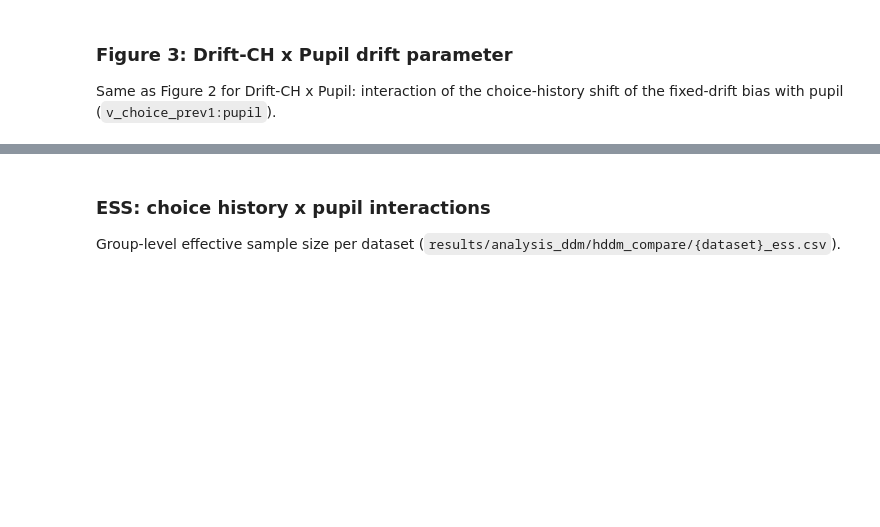
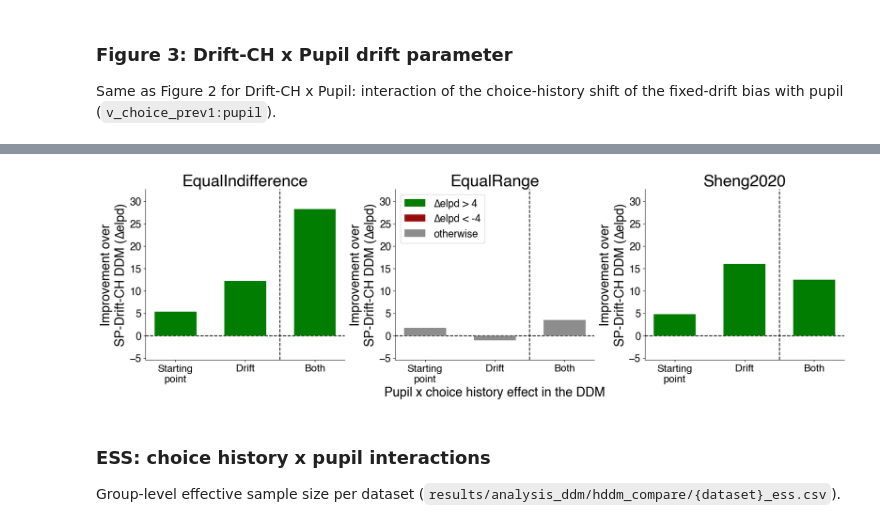
Before and after one commit to GusStgoReyes/riskhistory, a Jupyter notebook: figures_official/figure5.ipynb, the cells around one changed output, grey strips where cells are left out. Saved outputs shown, nothing was run; the diff lists cells and outputs as text; code cells hidden in the pictures; blank space fills up the shorter version.

```diff
--- a/figures_official/figure5.ipynb
+++ b/figures_official/figure5.ipynb
@@ -143,3 +148,88 @@ plt.show()
+# %%
+PUPIL_ELPD_REFERENCE = "HDDM_Base_Lag1-stpdrift_Pupil"  # SP-Drift-CH
+
+PUPIL_ELPD_MODEL_ORDER = [
+    ("HDDM_Base_Lag1-stpdrift_Pupil_stp",      "Starting\npoint"),
+    ("HDDM_Base_Lag1-stpdrift_Pupil_drift",    "Drift"),
+    ("HDDM_Base_Lag1-stpdrift_Pupil_stpdrift", "Both"),
+]
+N_SINGLE_MODELS = 2  # dashed separator before the combined model
+
+ELPD_THRESHOLD = 4
+ELPD_COLORS = {
+    "improved":  "#017D01",
+    "ambiguous": "#8D8D8D",
+    "worse":     "#980B0B",
+}
+ELPD_LABELS = {
+    "improved":  "∆elpd > 4",
+    "ambiguous": "otherwise",
+    "worse":     "∆elpd < -4",
+}
+
+
+def elpd_category(diff):
+    if diff > ELPD_THRESHOLD:
+        return "improved"
+    if diff < -ELPD_THRESHOLD:
+        return "worse"
+    return "ambiguous"
+
+
+def compute_elpd_vs_reference(dataset, reference_model, model_order,
+                              column="diff_elpd_loo", group_name="arousal"):
+    """LOO elpd diff vs. reference_model from compare_models.py's pairwise table."""
+    loo = load_loo_comparison(dataset, group_name=group_name)
+    diffs = []
+    for model_id, _ in model_order:
+        row = loo[(loo["reference_model"] == reference_model) & (loo["target_model"] == model_id)]
+        if len(row) != 1:
+            raise ValueError(
+                f"Expected one {reference_model} vs {model_id} row, found {len(row)} "
+                f"-- check MODEL_GROUPS in compare_models.py."
+            )
+        diffs.append(row[column].iloc[0])
+    return np.array(diffs)
+
+
+elpd_vs_reference = {ds: compute_elpd_vs_reference(ds, PUPIL_ELPD_REFERENCE, PUPIL_ELPD_MODEL_ORDER)
+                     for ds in DATASETS}
+
+# Shared y-range across datasets, padded around the bars
+all_diffs = np.concatenate(list(elpd_vs_reference.values()))
+lo, hi = min(all_diffs.min(), 0), max(all_diffs.max(), 0)
+pad = 0.15 * (hi - lo)
+PUPIL_ELPD_YLIM = (lo - pad, hi + pad)
+
+fig, axes = plt.subplots(nrows=1, ncols=len(DATASETS), figsize=(18, 5.5), layout="constrained")
+elpd_labels = [label for _, label in PUPIL_ELPD_MODEL_ORDER]
+x_pos = np.arange(len(PUPIL_ELPD_MODEL_ORDER))
+
+for col, ds in enumerate(DATASETS):
+    ax = axes[col]
+    diffs = elpd_vs_reference[ds]
+    colors = [ELPD_COLORS[elpd_category(d)] for d in diffs]
+
+    ax.bar(x_pos, diffs, color=colors, width=0.6, zorder=3)
+    ax.axhline(0, color="black", linestyle="--", linewidth=1.5, zorder=2)
+    ax.axvline(N_SINGLE_MODELS - 0.5, color="black", linestyle="--", linewidth=1.5, zorder=2)
+
+    ax.set_xticks(x_pos)
+    ax.set_xticklabels(elpd_labels, fontsize=plt.rcParams["axes.labelsize"] * 0.8)
+    ax.set_ylim(*PUPIL_ELPD_YLIM)
+    ax.set_title(DATASET_LABELS.get(ds, ds))
+    style_axis(ax, col, ylabel="Improvement over\nSP-Drift-CH DDM (∆elpd)",
+               xlabel="Pupil x choice history effect in the DDM")
+
+handles = [mpatches.Patch(facecolor=ELPD_COLORS[cat], label=ELPD_LABELS[cat])
+           for cat in ("improved", "worse", "ambiguous")]
+# EqualRange: the panel whose bars sit near 0, leaving the top-left free
+axes[1].legend(handles=handles, loc="upper left")
+
+fig.savefig("saved/figure5_elpd_pupil.svg", dpi=300, bbox_inches="tight")
+plt.show()
+# %% [output]
+[figure, added]
 # %% [markdown]
 ### ESS: choice history x pupil interactions
 Group-level effective sample size per dataset (`results/analysis_ddm/hddm_compare/{dataset}_ess.csv`).
```
Also changed, not shown: parts of 5 cells of this notebook, 4 other files.
